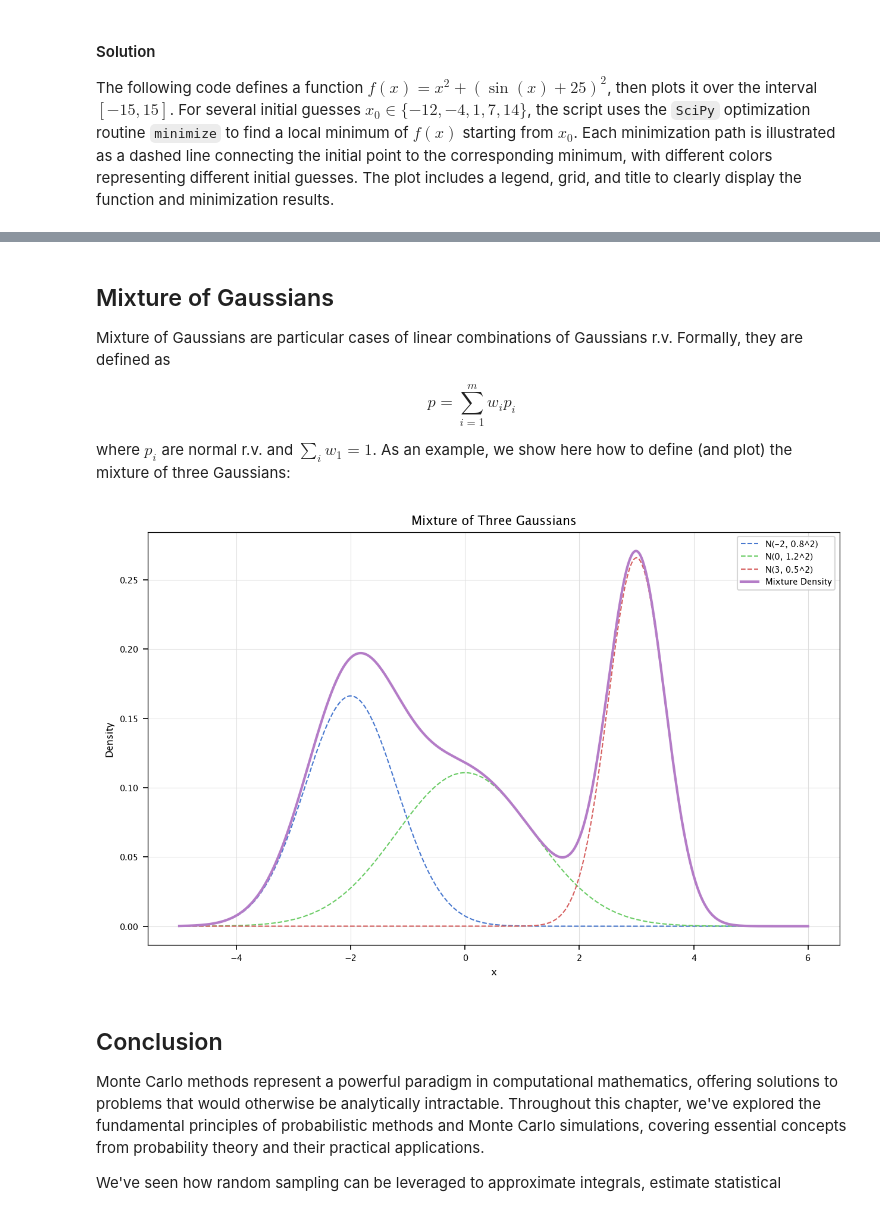
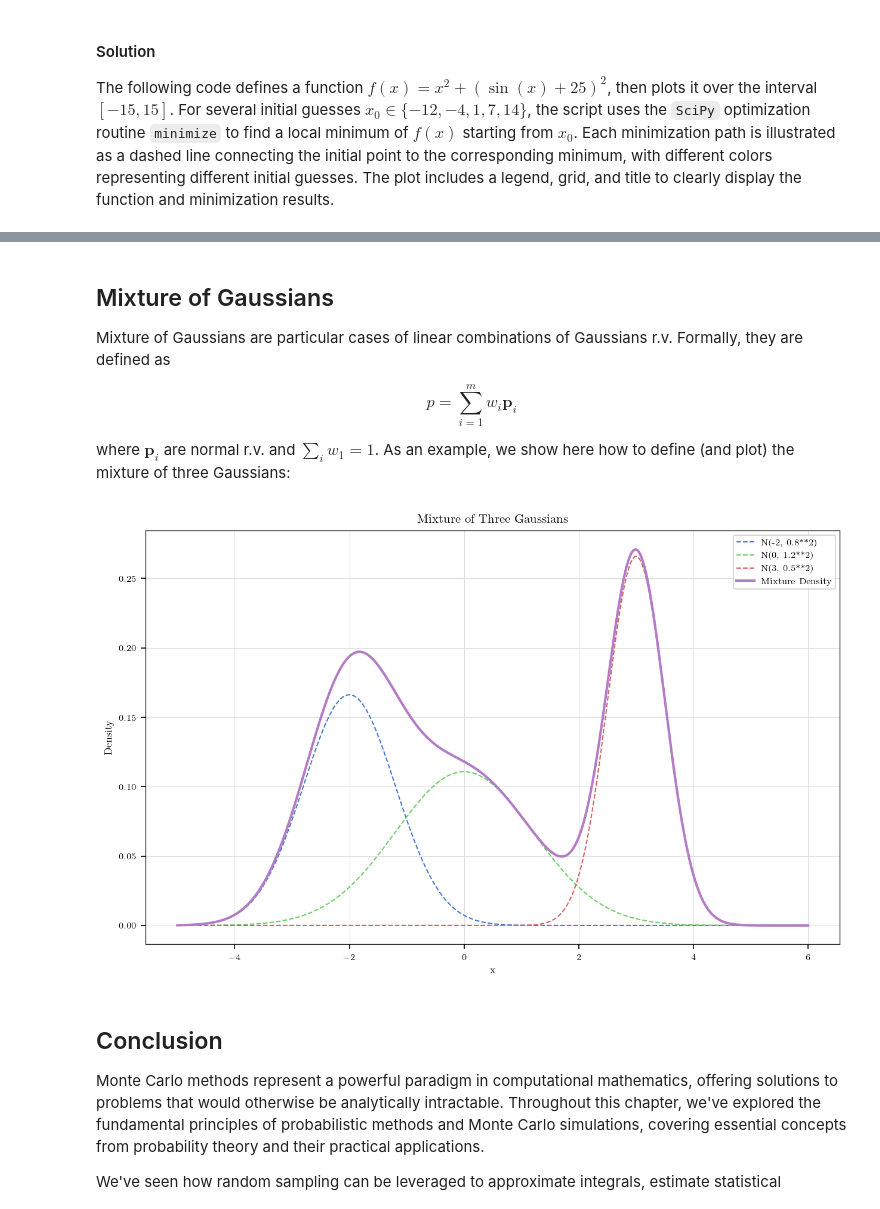
Before and after one commit to ulb-mlg/INFO-F422, a Jupyter notebook: practicals/_build/jupyter_execute/01.ipynb, the cells around one changed output, grey strips where cells are left out. Saved outputs shown, nothing was run; the diff lists cells and outputs as text; code cells hidden in the pictures.

```diff
--- a/practicals/_build/jupyter_execute/01.ipynb
+++ b/practicals/_build/jupyter_execute/01.ipynb
@@ -773,34 +772,34 @@ plt.show()
 ## Mixture of Gaussians
 Mixture of Gaussians are particular cases of linear combinations of Gaussians r.v. Formally, they are defined as
 
-$$p = \sum_{i=1}^m w_i p_i$$
+$$p = \sum_{i=1}^m w_i \mathbf p_i$$
 
-where $p_i$ are normal r.v. and $\sum_i w_1=1$.
+where $\mathbf p_i$ are normal r.v. and $\sum_i w_1=1$.
 As an example, we show here how to define (and plot) the mixture of three Gaussians:
 # %%
 means = [-2, 0, 3]
 stds = [0.8, 1.2, 0.5]
 weights = [1/3, 1/3, 1/3]
 
 x = np.linspace(-5, 6, 1000)
 
 y = np.zeros_like(x)
 for mean, std, weight in zip(means, stds, weights):
     y += weight * sp.stats.norm.pdf(x, mean, std)
 
 plt.figure(figsize=(10, 6))
 for mean, std, weight in zip(means, stds, weights):
-    plt.plot(x, weight * sp.stats.norm.pdf(x, mean, std), '--', label=f'N({mean}, {std}^2)')
+    plt.plot(x, weight * sp.stats.norm.pdf(x, mean, std), '--', label=f'N({mean}, {std}**2)')
 
 plt.plot(x, y, label='Mixture Density', linewidth=2)
 plt.legend()
 plt.xlabel('x')
 plt.ylabel('Density')
-plt.grid("on")
+plt.grid(True)
 plt.title('Mixture of Three Gaussians')
 plt.show()
 # %% [output]
-[figure, old version]
+[figure, new version]
 # %% [markdown]
 ## Conclusion
 Monte Carlo methods represent a powerful paradigm in computational mathematics, offering solutions to problems that would otherwise be analytically intractable. Throughout this chapter, we've explored the fundamental principles of probabilistic methods and Monte Carlo simulations, covering essential concepts from probability theory and their practical applications.
```
Also changed, not shown: parts of 31 cells of this notebook, 18 other files.
